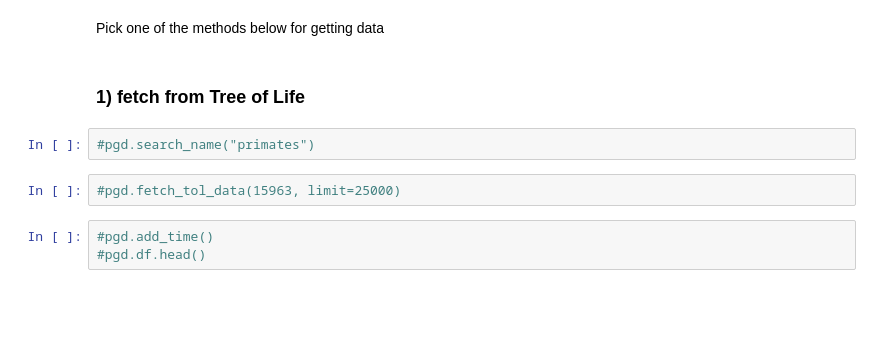
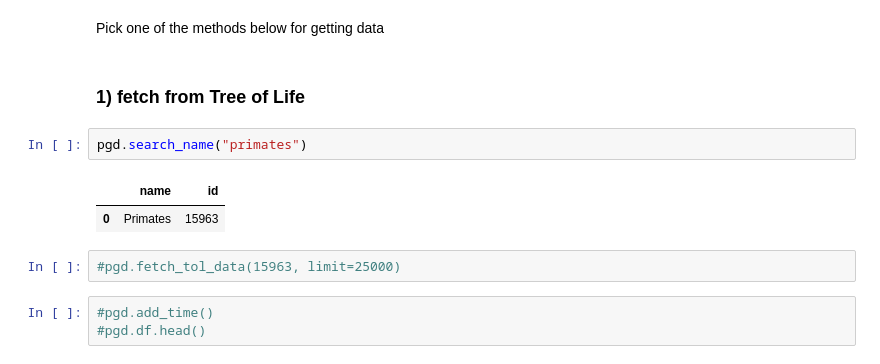
Before and after one commit to seth127/phyloGraph, a Jupyter notebook: phyloGraph.ipynb, the cells around one changed output. Drawn from its saved outputs; the diff is of its cells as text; blank space fills up the shorter version.

```diff
--- a/phyloGraph.ipynb
+++ b/phyloGraph.ipynb
@@ -16,7 +16,10 @@ Pick one of the methods below for getting data
 # %% [markdown]
 ### 1) fetch from Tree of Life
 # %%
-#pgd.search_name("primates")
+pgd.search_name("primates")
+# %% [output]
+|  | name | id |
+| 0 | Primates | 15963 |
 # %%
 #pgd.fetch_tol_data(15963, limit=25000)
 # %%
```
Also changed, not shown: parts of 25 cells of this notebook, 2 other files.
